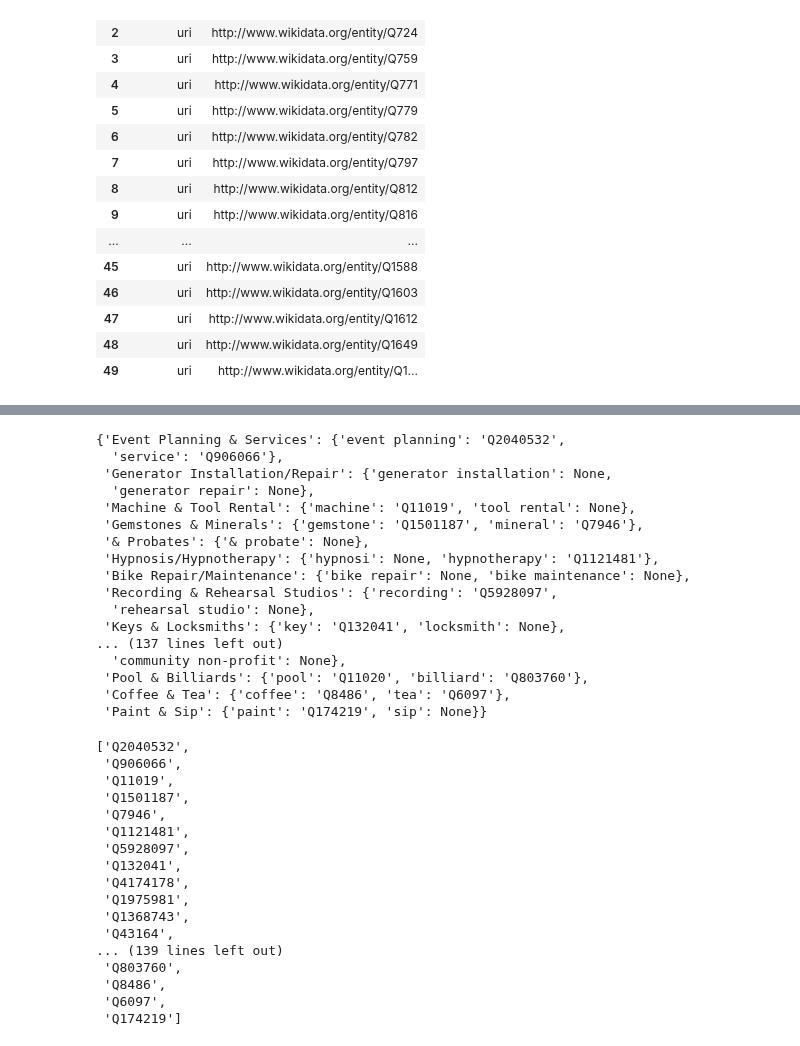
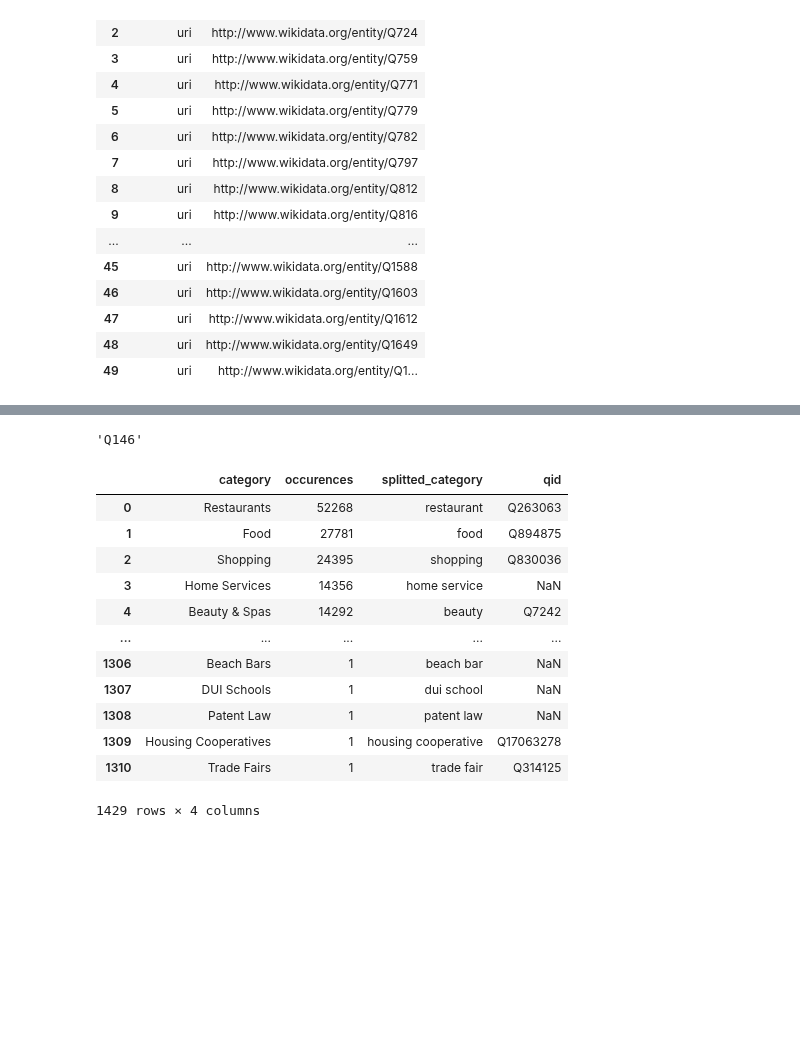
Before and after one commit to christiannielsen98/DVML-P7, a Jupyter notebook: Code/wikidata_subset_extract.ipynb, the cells around one changed output, grey strips where cells are left out. Cells and saved outputs as stored; diff of their text form; code cells hidden in the pictures; blank space fills up the shorter version.

```diff
--- a/Code/wikidata_subset_extract.ipynb
+++ b/Code/wikidata_subset_extract.ipynb
@@ -215,64 +231,31 @@ list(categories)[:50]
 # %%
 category_qid = {}
-for i in list(categories)[:500]:
+for i in category_occurences['splitted_category'].to_list():
     try:
         cat = i.lower()
         cat_qid = wikidata_query_categories(cat)['item.value'][0][31:]
         category_qid[cat] = cat_qid
     except:
         pass
-# %%
-category_qid_nested = {}
-for key, value in categories_dict_singular.items():
-    cat_label_qid = {}
-    for word in value:
-        try:
-            cat_qid = wikidata_query_categories(word)['item.value'][0][31:]
-        except:
-            cat_qid = None
-        cat_label_qid[word] = cat_qid
-    category_qid_nested[key] = cat_label_qid
-category_qid_nested
-# %% [output]
-{'Event Planning & Services': {'event planning': 'Q2040532',
-  'service': 'Q906066'},
- 'Generator Installation/Repair': {'generator installation': None,
-  'generator repair': None},
- 'Machine & Tool Rental': {'machine': 'Q11019', 'tool rental': None},
- 'Gemstones & Minerals': {'gemstone': 'Q1501187', 'mineral': 'Q7946'},
- '& Probates': {'& probate': None},
- 'Hypnosis/Hypnotherapy': {'hypnosi': None, 'hypnotherapy': 'Q1121481'},
- 'Bike Repair/Maintenance': {'bike repair': None, 'bike maintenance': None},
- 'Recording & Rehearsal Studios': {'recording': 'Q5928097',
-  'rehearsal studio': None},
- 'Keys & Locksmiths': {'key': 'Q132041', 'locksmith': None},
-... (137 lines left out)
-  'community non-profit': None},
- 'Pool & Billiards': {'pool': 'Q11020', 'billiard': 'Q803760'},
- 'Coffee & Tea': {'coffee': 'Q8486', 'tea': 'Q6097'},
- 'Paint & Sip': {'paint': 'Q174219', 'sip': None}}
-# %%
-category_qid_list = []
-for i in category_qid_nested.values():
-    for qid in i.values():
-        if qid is not None:
-            category_qid_list.append(qid)
-category_qid_list
-# %% [output]
-['Q2040532',
- 'Q906066',
- 'Q11019',
- 'Q1501187',
- 'Q7946',
- 'Q1121481',
- 'Q5928097',
- 'Q132041',
- 'Q4174178',
- 'Q1975981',
- 'Q1368743',
- 'Q43164',
-... (139 lines left out)
- 'Q803760',
- 'Q8486',
- 'Q6097',
- 'Q174219']
+# %%
+wikidata_query_categories('cat')['item.value'][0][31:]
+# %% [output]
+'Q146'
+# %%
+category_occurences['qid'] = category_occurences['splitted_category'].map(category_qid)
+# %%
+category_occurences
+# %% [output]
+|  | category | occurences | splitted_category | qid |
+| 0 | Restaurants | 52268 | restaurant | Q263063 |
+| 1 | Food | 27781 | food | Q894875 |
+| 2 | Shopping | 24395 | shopping | Q830036 |
+| 3 | Home Services | 14356 | home service | NaN |
+| 4 | Beauty & Spas | 14292 | beauty | Q7242 |
+| ... | ... | ... | ... | ... |
+| 1306 | Beach Bars | 1 | beach bar | NaN |
+| 1307 | DUI Schools | 1 | dui school | NaN |
+| 1308 | Patent Law | 1 | patent law | NaN |
+| 1309 | Housing Cooperatives | 1 | housing cooperative | Q17063278 |
+| 1310 | Trade Fairs | 1 | trade fair | Q314125 |
+1429 rows × 4 columns
```
Also changed, not shown: parts of 37 cells of this notebook, 6 other files.
